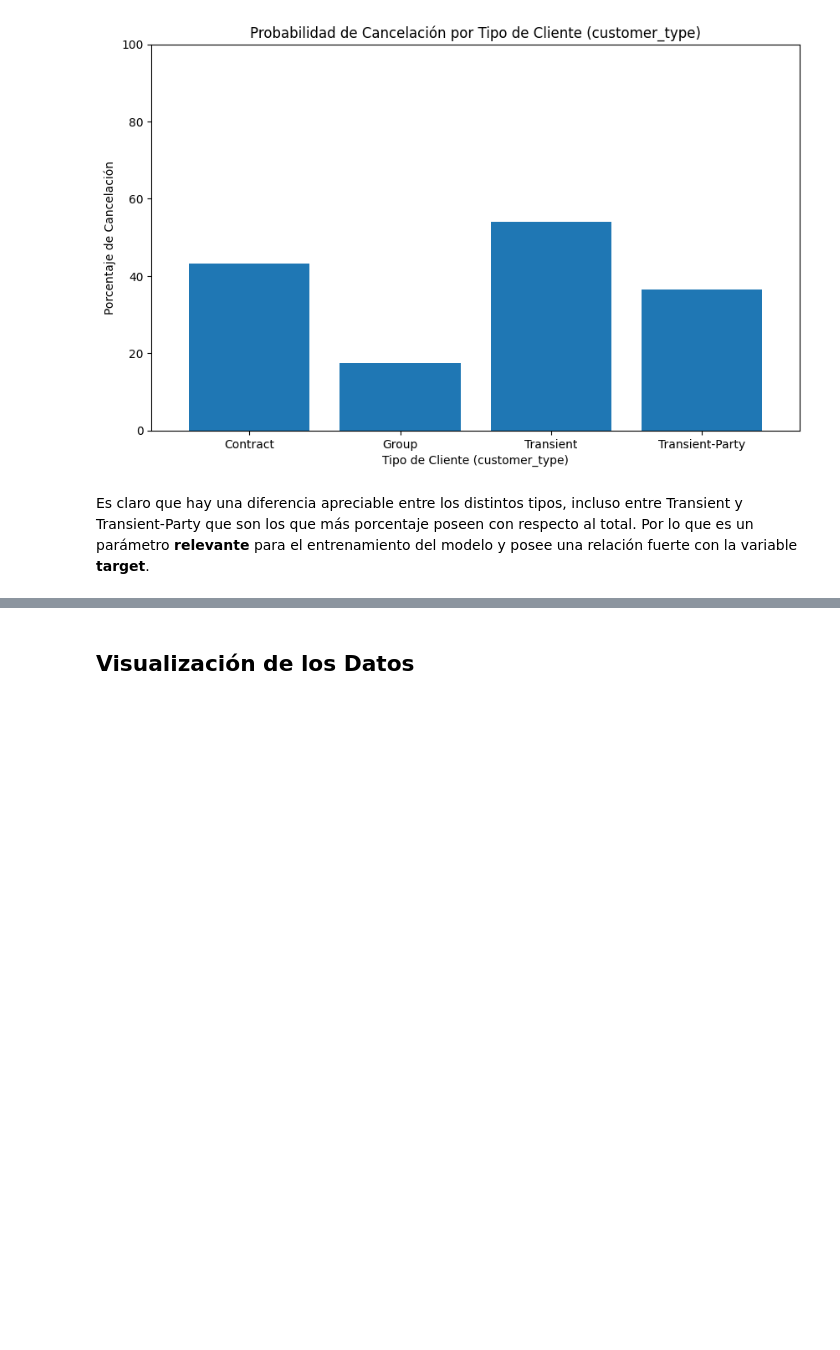
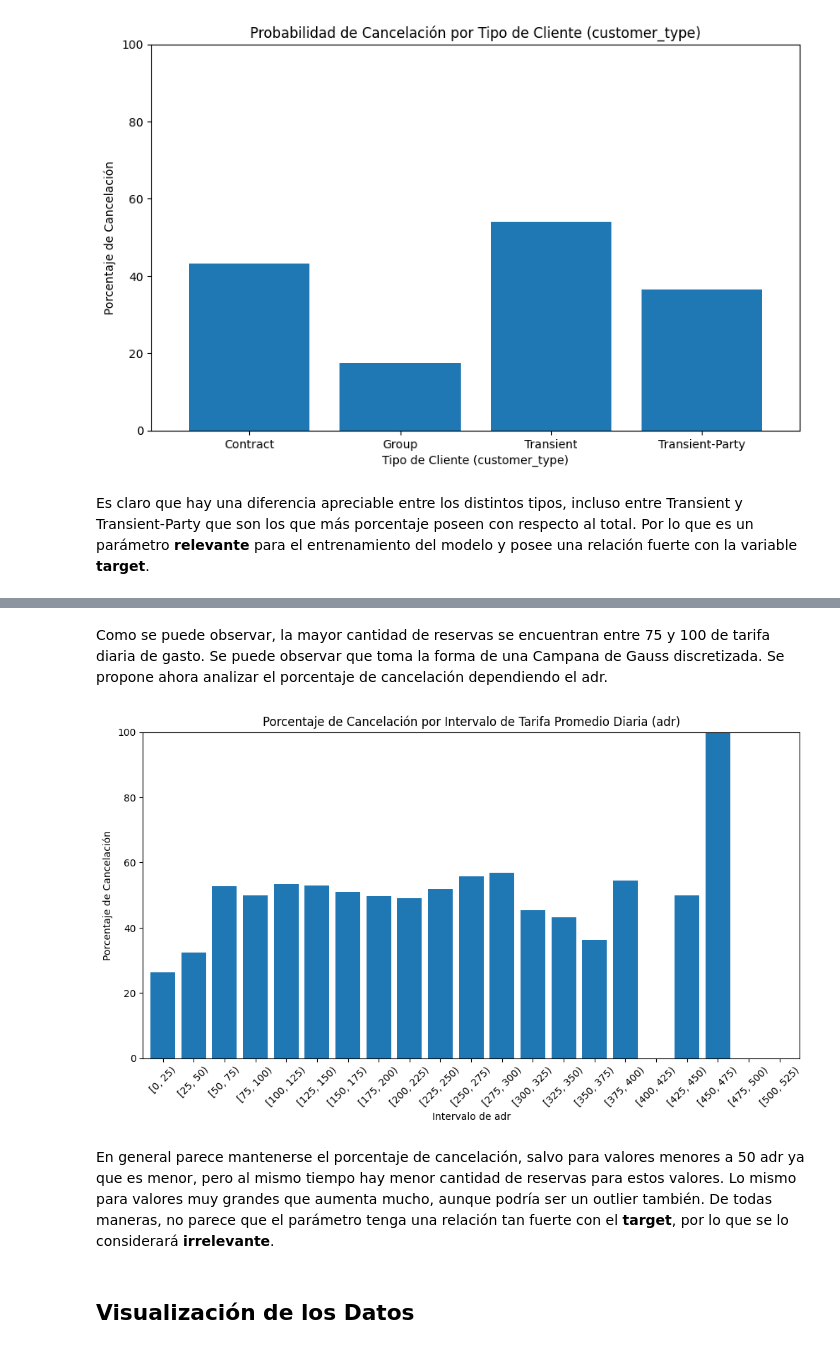
Before and after one commit to InspectorDave/OrgaDeDatos-TPs, a Jupyter notebook: 7506R_TP1_GRUPO11_CHP1_ENTREGA.ipynb, the cells around one changed output, grey strips where cells are left out. Saved outputs shown, nothing was run; the diff lists cells and outputs as text; code cells hidden in the pictures; blank space fills up the shorter version.

```diff
--- a/7506R_TP1_GRUPO11_CHP1_ENTREGA.ipynb
+++ b/7506R_TP1_GRUPO11_CHP1_ENTREGA.ipynb
@@ -1611,3 +1631,23 @@ Es claro que hay una diferencia apreciable entre los distintos tipos, incluso en
+# %% [markdown]
+Como se puede observar, la mayor cantidad de reservas se encuentran entre 75 y 100 de tarifa diaria de gasto. Se puede observar que toma la forma de una Campana de Gauss discretizada. Se propone ahora analizar el porcentaje de cancelación dependiendo el adr.
+# %%
+hotels_df_copy = hotels_df.copy()
+adr_intervals = range(0, int(hotels_df_copy['adr'].max()) + 26, 25)
+hotels_df_copy['adr_interval'] = pd.cut(hotels_df_copy['adr'], bins=adr_intervals, right=False)
+cancellation_percentages = hotels_df_copy.groupby('adr_interval', observed=False)['is_canceled'].mean() * 100
+
+plt.figure(figsize=(12, 6))
+cancellation_percentages.plot(kind='bar', width=0.8)
+plt.title('Porcentaje de Cancelación por Intervalo de Tarifa Promedio Diaria (adr)')
+plt.xlabel('Intervalo de adr')
+plt.ylabel('Porcentaje de Cancelación')
+plt.xticks(rotation=45)
+plt.ylim(0, 100)
+plt.show()
+# %% [output]
+[figure, added]
+# %% [markdown]
+En general parece mantenerse el porcentaje de cancelación, salvo para valores menores a 50 adr ya que es menor, pero al mismo tiempo hay menor cantidad de reservas para estos valores. Lo mismo para valores muy grandes que aumenta mucho, aunque podría ser un outlier también. De todas maneras, no parece que el parámetro tenga una relación tan fuerte con el **target**, por lo que se lo considerará **irrelevante**.
 # %% [markdown]
 ## Visualización de los Datos
 # %% [markdown]
```
Also changed, not shown: parts of 4 cells of this notebook.
